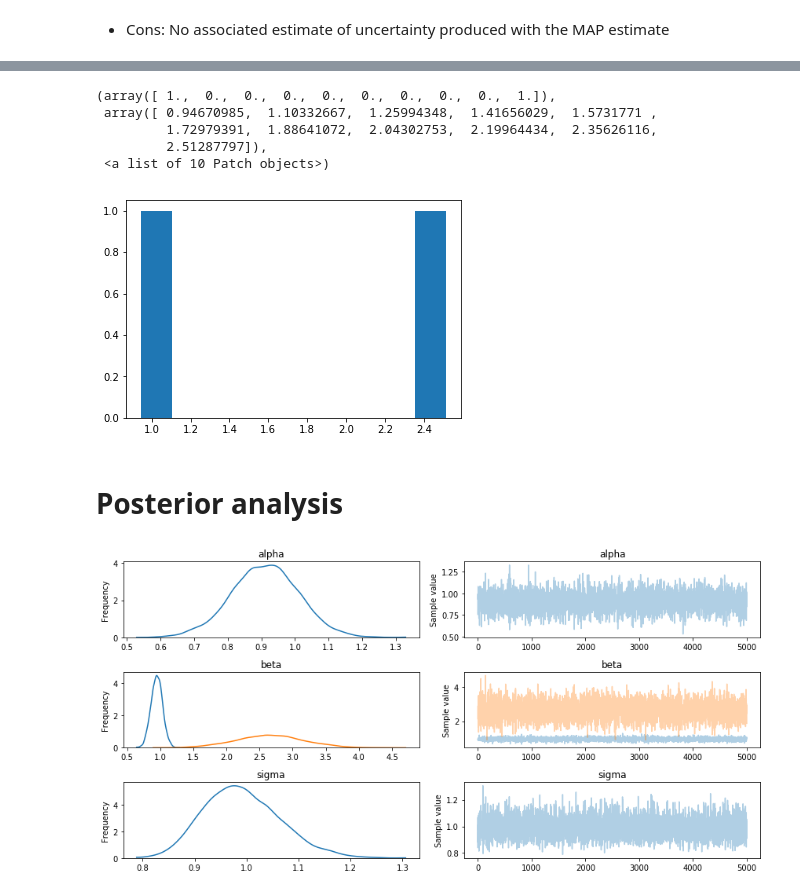
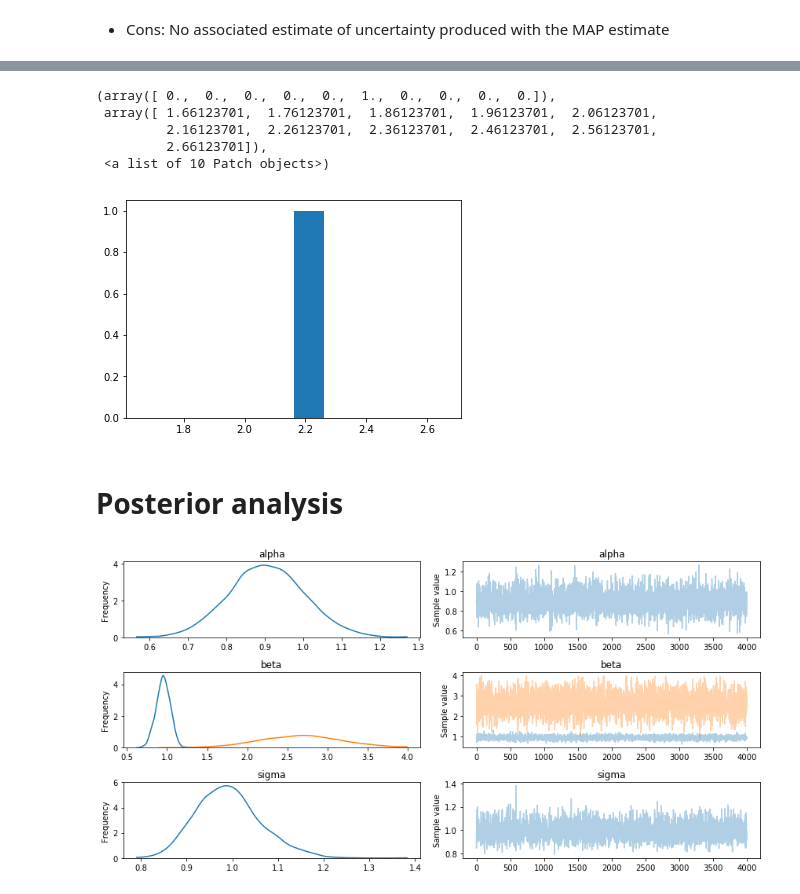
Before and after one commit to alhaol/pymc3, a Jupyter notebook: GetStartedPyMC3.ipynb, the cells around one changed output, grey strips where cells are left out. Saved outputs shown, nothing was run; the diff lists cells and outputs as text; code cells hidden in the pictures.

```diff
--- a/GetStartedPyMC3.ipynb
+++ b/GetStartedPyMC3.ipynb
@@ -142,15 +186,15 @@ plt.hist(trace['alpha'])
 # %%
-plt.hist(trace['beta'][1])
+plt.hist(trace['beta'][0][1])
 # %% [output]
-(array([ 1.,  0.,  0.,  0.,  0.,  0.,  0.,  0.,  0.,  1.]),
- array([ 0.94670985,  1.10332667,  1.25994348,  1.41656029,  1.5731771 ,
-         1.72979391,  1.88641072,  2.04302753,  2.19964434,  2.35626116,
-         2.51287797]),
+(array([ 0.,  0.,  0.,  0.,  0.,  1.,  0.,  0.,  0.,  0.]),
+ array([ 1.66123701,  1.76123701,  1.86123701,  1.96123701,  2.06123701,
+         2.16123701,  2.26123701,  2.36123701,  2.46123701,  2.56123701,
+         2.66123701]),
  <a list of 10 Patch objects>)
-[figure, old version]
+[figure, new version]
 # %% [markdown]
 # Posterior analysis
 # %%
-_ = pm.traceplot(trace)
+_ = pm.traceplot(trace[1000:])
 # %% [output]
-[figure, old version]
+[figure, new version]
```
Also changed, not shown: parts of 15 cells of this notebook, 10 other files.
